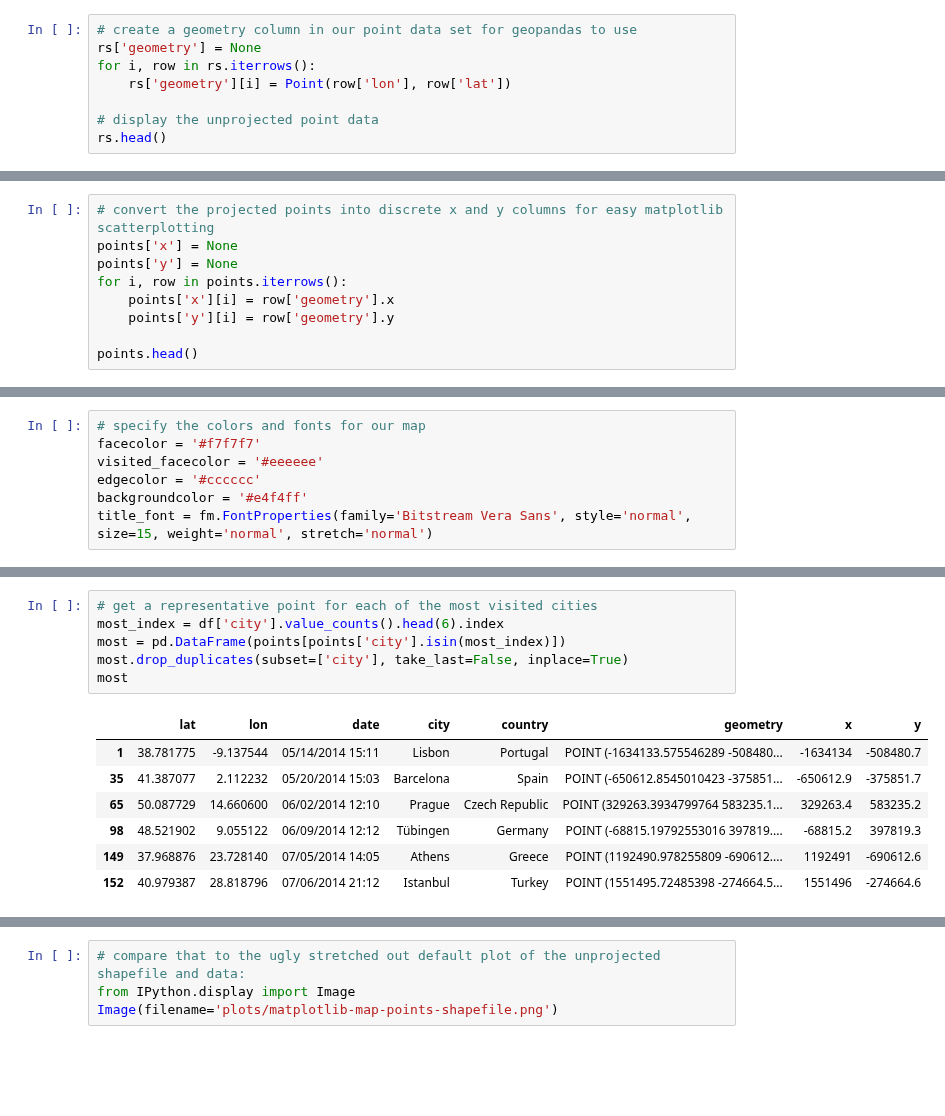
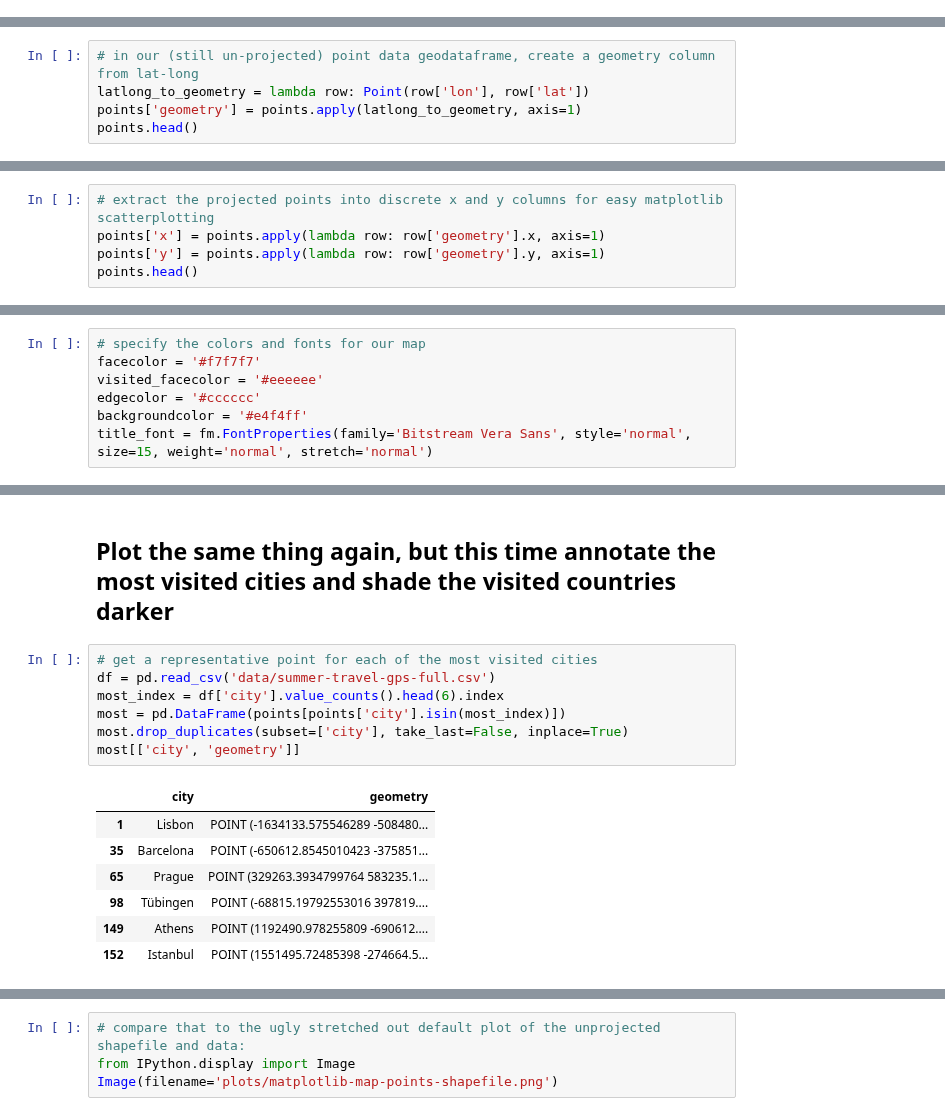
Before and after one commit to gboeing/data-visualization, a Jupyter notebook: geopandas-projections.ipynb, the cells around one changed output, grey strips where cells are left out. Cells and saved outputs as stored; diff of their text form; blank space fills up the shorter version.

```diff
--- a/geopandas-projections.ipynb
+++ b/geopandas-projections.ipynb
@@ -112,11 +112,3 @@ all_countries['geometry'].crs
  'lon_0': 10,
  'no_defs': True,
  'proj': 'aea'}
-# %%
-# create a geometry column in our point data set for geopandas to use
-rs['geometry'] = None
-for i, row in rs.iterrows():
-    rs['geometry'][i] = Point(row['lon'], row['lat'])
-
-# display the unprojected point data
-rs.head()
@@ -129,0 +118,5 @@ rs.head()
+# %%
+# in our (still un-projected) point data geodataframe, create a geometry column from lat-long
+latlong_to_geometry = lambda row: Point(row['lon'], row['lat'])
+points['geometry'] = points.apply(latlong_to_geometry, axis=1)
+points.head()
@@ -155,11 +144,7 @@ points.head()
 # %%
-# convert the projected points into discrete x and y columns for easy matplotlib scatterplotting
-points['x'] = None
-points['y'] = None
-for i, row in points.iterrows():
-    points['x'][i] = row['geometry'].x
-    points['y'][i] = row['geometry'].y
-
+# extract the projected points into discrete x and y columns for easy matplotlib scatterplotting
+points['x'] = points.apply(lambda row: row['geometry'].x, axis=1)
+points['y'] = points.apply(lambda row: row['geometry'].y, axis=1)
 points.head()
 # %% [output]
 |  | lat | lon | date | city | country | geometry | x | y |
@@ -228,14 +261,17 @@ title_font = fm.FontProperties(family='Bitstream Vera Sans', style='normal', siz
+# %% [markdown]
+## Plot the same thing again, but this time annotate the most visited cities and shade the visited countries darker
 # %%
 # get a representative point for each of the most visited cities
+df = pd.read_csv('data/summer-travel-gps-full.csv')
 most_index = df['city'].value_counts().head(6).index
 most = pd.DataFrame(points[points['city'].isin(most_index)])
 most.drop_duplicates(subset=['city'], take_last=False, inplace=True)
-most
+most[['city', 'geometry']]
 # %% [output]
-|  | lat | lon | date | city | country | geometry | x | y |
-| 1 | 38.781775 | -9.137544 | 05/14/2014 15:11 | Lisbon | Portugal | POINT (-1634133.575546289 -508480... | -1634134 | -508480.7 |
-| 35 | 41.387077 | 2.112232 | 05/20/2014 15:03 | Barcelona | Spain | POINT (-650612.8545010423 -375851... | -650612.9 | -375851.7 |
-| 65 | 50.087729 | 14.660600 | 06/02/2014 12:10 | Prague | Czech Republic | POINT (329263.3934799764 583235.1... | 329263.4 | 583235.2 |
-| 98 | 48.521902 | 9.055122 | 06/09/2014 12:12 | Tübingen | Germany | POINT (-68815.19792553016 397819.... | -68815.2 | 397819.3 |
-| 149 | 37.968876 | 23.728140 | 07/05/2014 14:05 | Athens | Greece | POINT (1192490.978255809 -690612.... | 1192491 | -690612.6 |
-| 152 | 40.979387 | 28.818796 | 07/06/2014 21:12 | Istanbul | Turkey | POINT (1551495.72485398 -274664.5... | 1551496 | -274664.6 |
+|  | city | geometry |
+| 1 | Lisbon | POINT (-1634133.575546289 -508480... |
+| 35 | Barcelona | POINT (-650612.8545010423 -375851... |
+| 65 | Prague | POINT (329263.3934799764 583235.1... |
+| 98 | Tübingen | POINT (-68815.19792553016 397819.... |
+| 149 | Athens | POINT (1192490.978255809 -690612.... |
+| 152 | Istanbul | POINT (1551495.72485398 -274664.5... |
```
Also changed, not shown: parts of 32 cells of this notebook.
